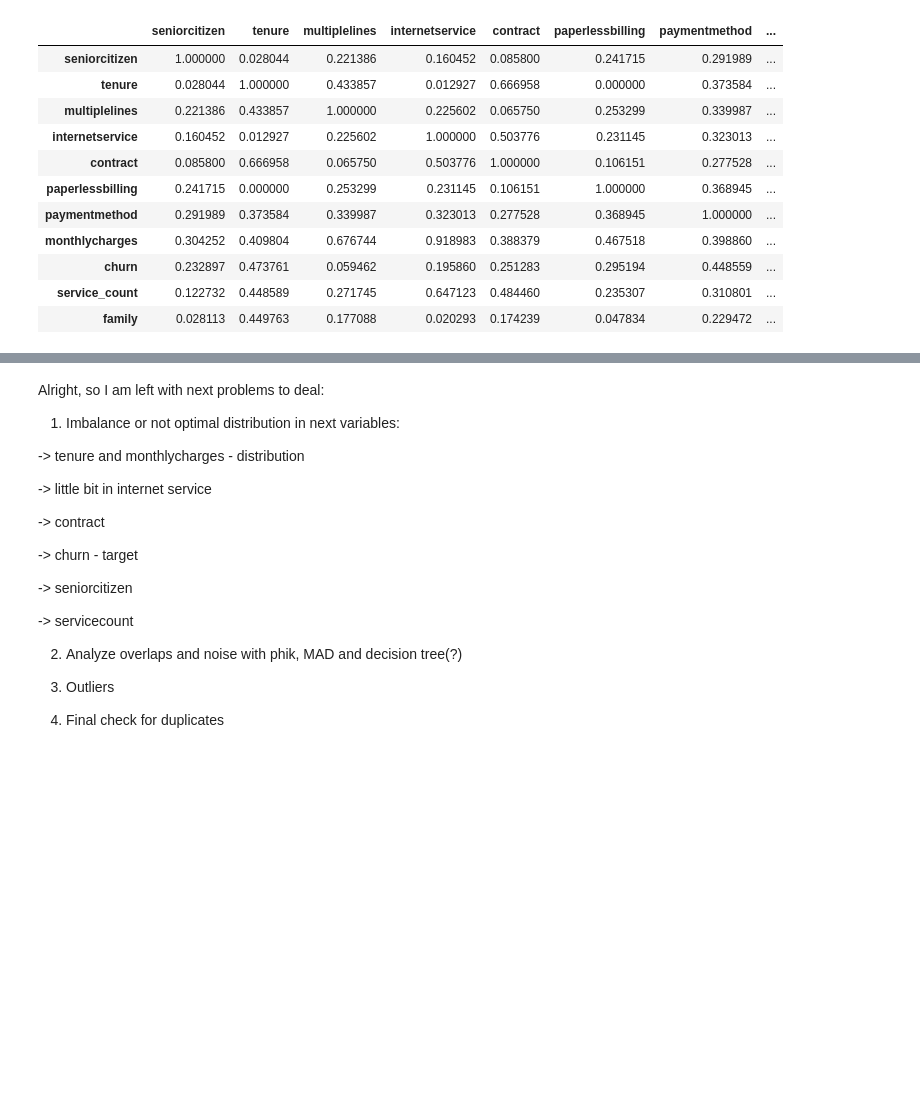
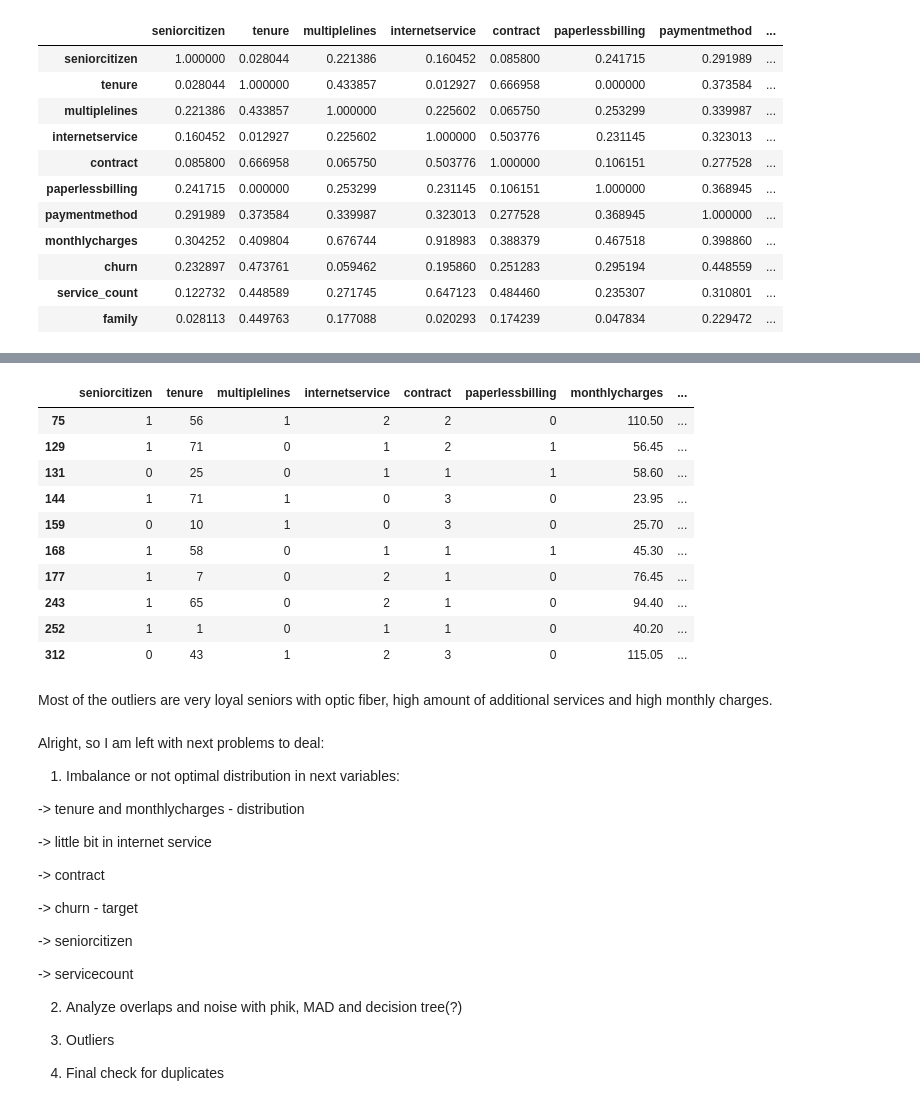
Before and after one commit to KirSobolev/Advanced-data-analytics, a Jupyter notebook: ex1/classification/ex1_classification.ipynb, the cells around one changed output, grey strips where cells are left out. Saved outputs shown, nothing was run; the diff lists cells and outputs as text; code cells hidden in the pictures; blank space fills up the shorter version.

```diff
--- a/ex1/classification/ex1_classification.ipynb
+++ b/ex1/classification/ex1_classification.ipynb
@@ -341,0 +580,24 @@ interval columns not set, guessing: ['seniorcitizen', 'tenure', 'multiplelines',
+# %%
+# adjust the contamination rate as you see fit
+# for example, if you expect 5% of the data to be outliers
+# you can use 0.05 etc.
+iso = IsolationForest(contamination=0.05)
+
+# fit isolation forest
+y_pred = iso.fit_predict(df)
+
+# filter outliers only
+outliers = df[y_pred != 1]
+outliers.head(10)
+# %% [output]
+|  | seniorcitizen | tenure | multiplelines | internetservice | contract | paperlessbilling | monthlycharges | ... |
+| 75 | 1 | 56 | 1 | 2 | 2 | 0 | 110.50 | ... |
+| 129 | 1 | 71 | 0 | 1 | 2 | 1 | 56.45 | ... |
+| 131 | 0 | 25 | 0 | 1 | 1 | 1 | 58.60 | ... |
+| 144 | 1 | 71 | 1 | 0 | 3 | 0 | 23.95 | ... |
+| 159 | 0 | 10 | 1 | 0 | 3 | 0 | 25.70 | ... |
+| 168 | 1 | 58 | 0 | 1 | 1 | 1 | 45.30 | ... |
+| 177 | 1 | 7 | 0 | 2 | 1 | 0 | 76.45 | ... |
+| 243 | 1 | 65 | 0 | 2 | 1 | 0 | 94.40 | ... |
+| 252 | 1 | 1 | 0 | 1 | 1 | 0 | 40.20 | ... |
+| 312 | 0 | 43 | 1 | 2 | 3 | 0 | 115.05 | ... |
@@ -342,3 +608,5 @@ interval columns not set, guessing: ['seniorcitizen', 'tenure', 'multiplelines',
+# %% [markdown]
+Most of the outliers are very loyal seniors with optic fiber, high amount of additional services and high monthly charges.
 # %% [markdown]
 Alright, so I am left with next problems to deal:
 
```
Also changed, not shown: parts of 16 cells of this notebook, 16 other files.
